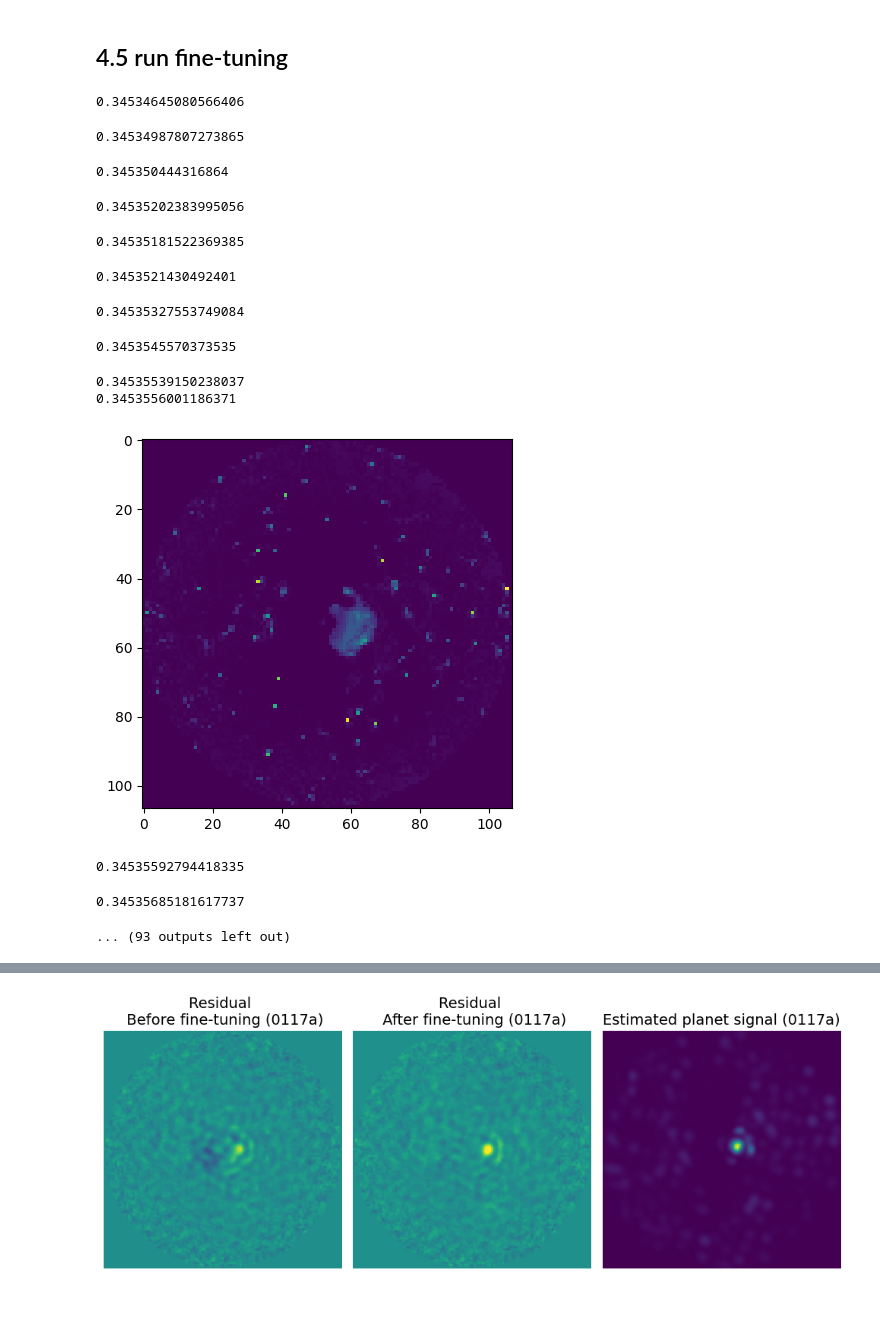
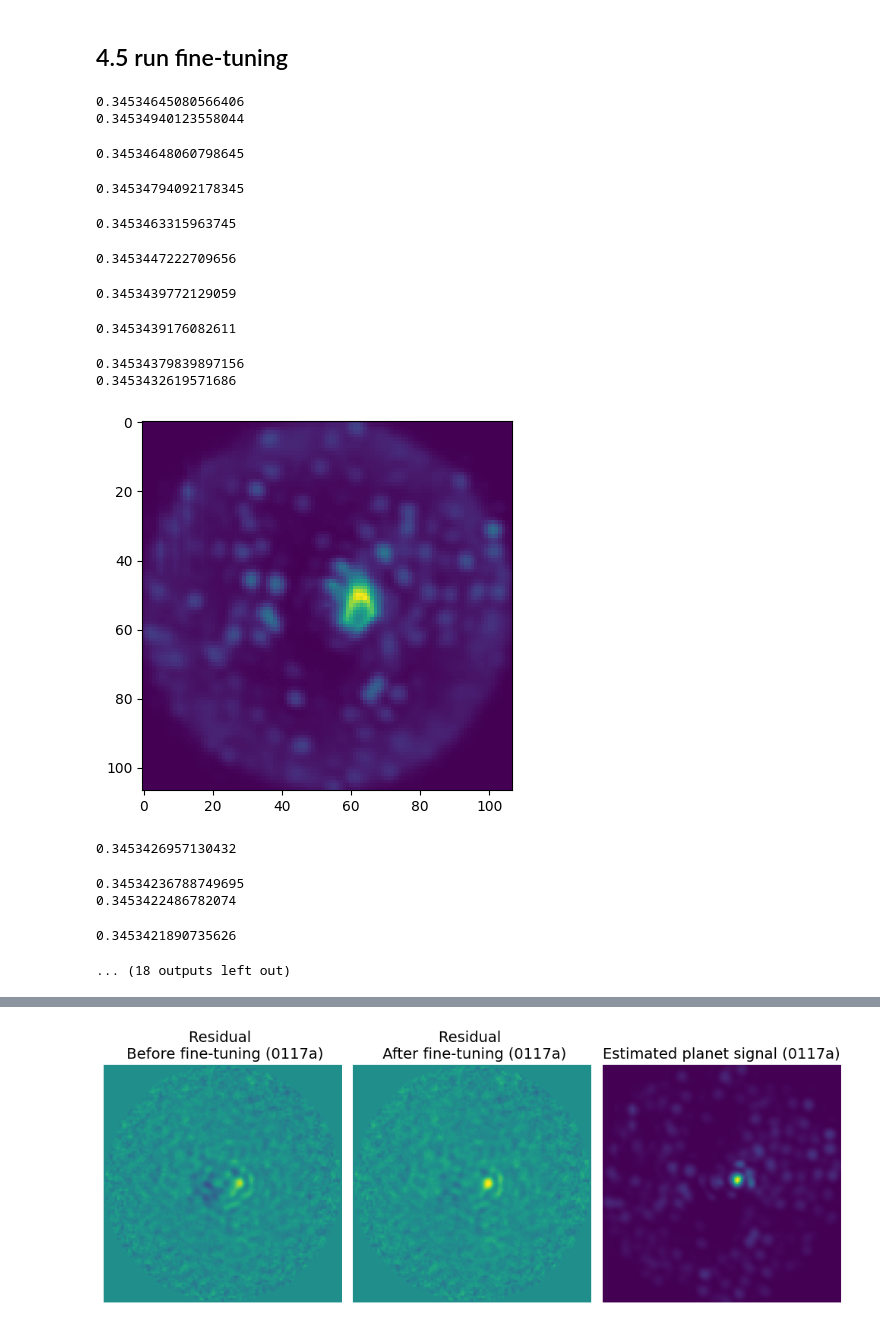
Before and after one commit to markusbonse/fours, a Jupyter notebook: notebooks/fine_tuning/03_fine_tune_with_planet_final.ipynb, the cells around one changed output, grey strips where cells are left out. Drawn from its saved outputs; the diff is of its cells as text; code cells hidden in the pictures.

```diff
--- a/notebooks/fine_tuning/03_fine_tune_with_planet_final.ipynb
+++ b/notebooks/fine_tuning/03_fine_tune_with_planet_final.ipynb
@@ -148,7 +153,7 @@ s4_planet_model = s4_planet_model.to(0)
 # %% [markdown]
 ## 4.5 run fine-tuning
 # %%
-s4_noise.betas_raw.requires_grad = False
+#s4_noise.betas_raw.requires_grad = False
 # %%
 # The index list is needed to get all planet frames during fine-tuning.
 planet_model_idx = torch.from_numpy(
@@ -166,3 +166,14 @@ optimizer = optim.Adam(
+# %%
+# 3.) Setup the normalization
+X_mu = torch.mean(science_data_torch, axis=0)
+X_std = torch.std(science_data_torch, axis=0)
+
+# 4.) get the current normalized data
+X_norm = (science_data_torch - X_mu) / X_std
+science_norm_flatten = X_norm.view(
+    X_norm.shape[0], -1)
+
+noise_estimate_const = s4_noise(science_norm_flatten)
 # %%
 losses_recon = []
 losses_reg = []
@@ -174,63 +185,64 @@ for epoch in tqdm(range(200)):
     planet_signal = s4_planet_model.forward(planet_model_idx)
 
     # 2.) Get the current data without the planet
-    data_no_planet = science_data_torch - planet_signal.squeeze().detach()
+    #data_no_planet = science_data_torch - planet_signal.squeeze().detach()
 
     # 3.) Setup the normalization
-    X_mu = torch.mean(data_no_planet, axis=0)
-    X_std = torch.std(data_no_planet, axis=0)
+    #X_mu = torch.mean(data_no_planet, axis=0)
+    #X_std = torch.std(data_no_planet, axis=0)
 
     # 4.) get the current normalized data
-    X_norm = (science_data_torch - X_mu) / X_std
+    #X_norm = (science_data_torch - X_mu) / X_std
     planet_signal_norm = planet_signal / X_std
 
     # 5.) reshape everything
     planet_signal_norm = planet_signal_norm.view(
         science_data_torch.shape[0], -1)
-    science_norm_flatten = X_norm.view(
-        X_norm.shape[0], -1)
+
 
     # 6.) run the forward path
     P_hat_N = s4_noise(planet_signal_norm)
     P_hat_N[P_hat_N>0] = 0
 
-    noise_estimate = s4_noise(science_norm_flatten) - P_hat_N
+    noise_estimate = noise_estimate_const - P_hat_N
 
     # 7.) estimate the modeled data
     modeled_data = noise_estimate + planet_signal_norm
 
     # 8.) Compute the loss
     loss_recon = ((modeled_data - science_norm_flatten)**2).mean()
     loss_reg = (s4_noise.betas_raw**2).mean()
 
     # 9.) Backward
     loss = loss_recon + loss_reg * s4_noise.lambda_reg
     loss.backward()
 
     optimizer.step()
 
     # 10.) Print the loss terms
     losses_recon.append(loss_recon.item())
     print(loss_recon.item())
 
     if epoch % 10 == 9:
         # plot the planet signal
         with torch.no_grad():
-            tmp_norm_signal = s4_planet_model.get_planet_signal() / X_std.detach()
+            tmp_norm_signal = (planet_signal / X_std).detach()[-1]
             plt.imshow(tmp_norm_signal.cpu().numpy()[0])
             plt.show()
 # %% [output]
 0.34534645080566406
+0.34534940123558044
-0.34534987807273865
+0.34534648060798645
-0.345350444316864
+0.34534794092178345
-0.34535202383995056
+0.3453463315963745
-0.34535181522369385
+0.3453447222709656
-0.3453521430492401
+0.3453439772129059
-0.34535327553749084
+0.3453439176082611
-0.3453545570373535
+0.34534379839897156
+0.3453432619571686
+[figure, new version]
-0.34535539150238037
-0.3453556001186371
+0.3453426957130432
-[figure, old version]
-0.34535592794418335
+0.34534236788749695
+0.3453422486782074
-0.34535685181617737
+0.3453421890735626
-... (93 outputs left out)
+... (18 outputs left out)
```
Also changed, not shown: parts of 13 cells of this notebook, 1 other file.
